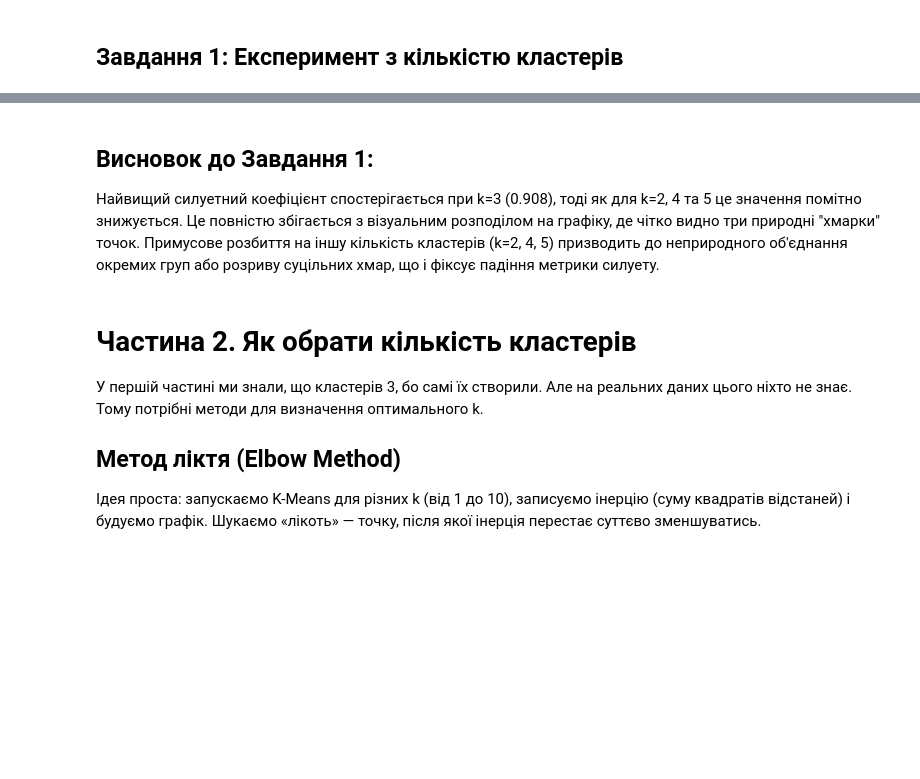
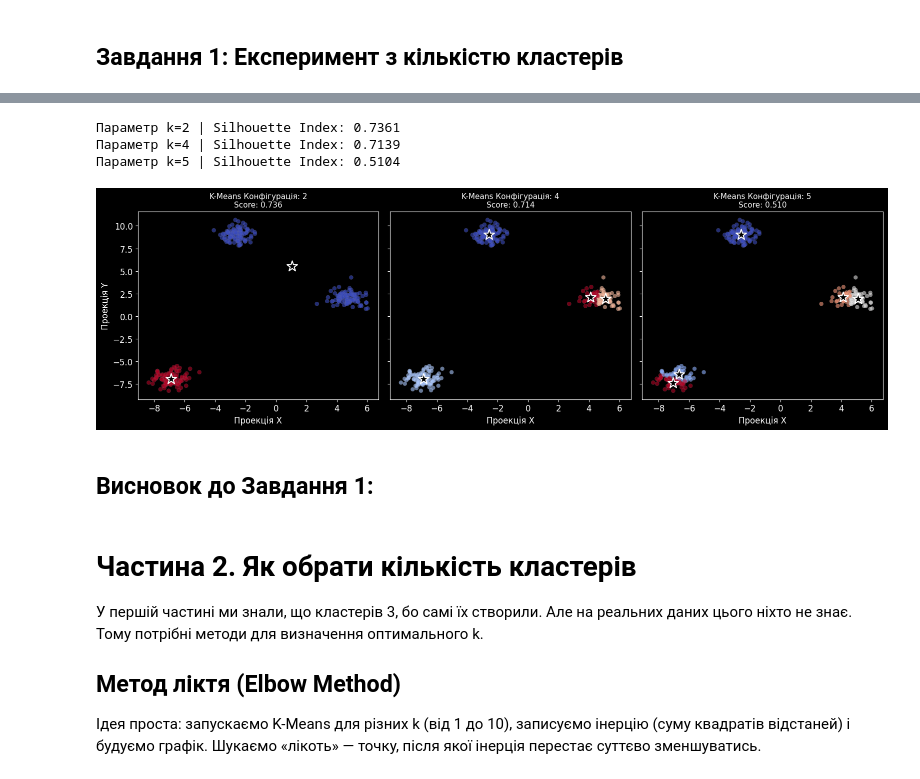
Before and after one commit to Egorkud/machine-learning-2026, a Jupyter notebook: clasterisation.ipynb, the cells around one changed output, grey strips where cells are left out. Cells and saved outputs as stored; diff of their text form; code cells hidden in the pictures; blank space fills up the shorter version.

```diff
--- a/clasterisation.ipynb
+++ b/clasterisation.ipynb
@@ -149,6 +156,69 @@ k=5 | Силуетний коефіцієнт: 0.510
-# %% [markdown]
-## Висновок до Завдання 1:
-Найвищий силуетний коефіцієнт спостерігається при k=3 (0.908), тоді як для k=2, 4 та 5 це значення помітно знижується. Це повністю збігається з візуальним розподілом на графіку, де чітко видно три природні "хмарки" точок. Примусове розбиття на іншу кількість кластерів (k=2, 4, 5) призводить до неприродного об'єднання окремих груп або розриву суцільних хмар, що і фіксує падіння метрики силуету.
+# %%
+# Перелік кількості кластерів для порівняльного аналізу
+cluster_candidates = [2, 4, 5]
+
+# Ініціалізація багатопанельного візуалізатора
+fig, axes = plt.subplots(1, 3, figsize=(16, 5), sharey=True)
+
+for index, k_count in enumerate(cluster_candidates):
+    # Ініціалізація та запуск процесу кластеризації
+    model_instance = KMeans(
+        n_clusters=k_count,
+        init='k-means++',
+        random_state=42,
+        n_init='auto'
+    )
+    predicted_groups = model_instance.fit_predict(features)
+
+    # Розрахунок метрики якості для поточної кількості кластерів
+    silhouette_val = silhouette_score(features, predicted_groups)
+    print(f"Параметр k={k_count} | Silhouette Index: {silhouette_val:.4f}")
+
+    # Поточна область малювання
+    current_ax = axes[index]
+
+    # Побудова хмари точок з унікальною кольоровою схемою
+    scatter_ctx = current_ax.scatter(
+        features[:, 0],
+        features[:, 1],
+        c=predicted_groups,
+        cmap='coolwarm',  # Використання палітри "coolwarm" для різкого контрасту
+        s=35,
+        alpha=0.6,
+        edgecolors='gray',
+        linewidths=0.2
+    )
+
+    # Візуалізація опорних точок (центроїдів)
+    centroids = model_instance.cluster_centers_
+    current_ax.scatter(
+        centroids[:, 0],
+        centroids[:, 1],
+        c='black',  # Чорні центри для максимальної помітності на світлих фонах
+        marker='*',  # Маркер у формі зірки
+        s=250,
+        edgecolors='white',
+        linewidths=1.5,
+        label='Центроїди'
+    )
+
+    # Оформлення підписів та заголовків
+    current_ax.set_title(f'K-Means Конфігурація: {k_count}\nScore: {silhouette_val:.3f}', fontsize=11)
+    current_ax.set_xlabel('Проекція X')
+
+    if index == 0:
+        current_ax.set_ylabel('Проекція Y')
+
+# Автоматичне вирівнювання елементів графіку
+plt.tight_layout()
+plt.show()
+# %% [output]
+Параметр k=2 | Silhouette Index: 0.7361
+Параметр k=4 | Silhouette Index: 0.7139
+Параметр k=5 | Silhouette Index: 0.5104
+[figure, added]
+# %% [markdown]
+## Висновок до Завдання 1:
 # %% [markdown]
 # Частина 2. Як обрати кількість кластерів
 
```
Also changed, not shown: parts of 43 cells of this notebook.
